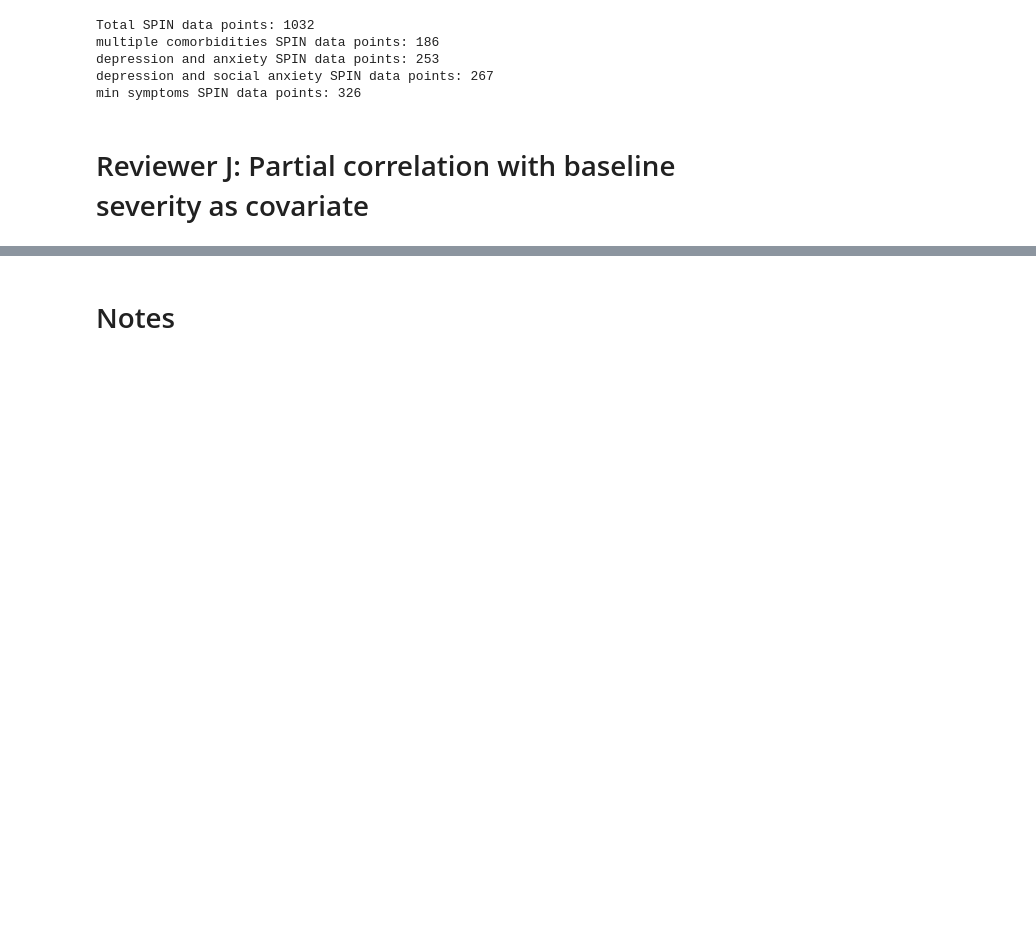
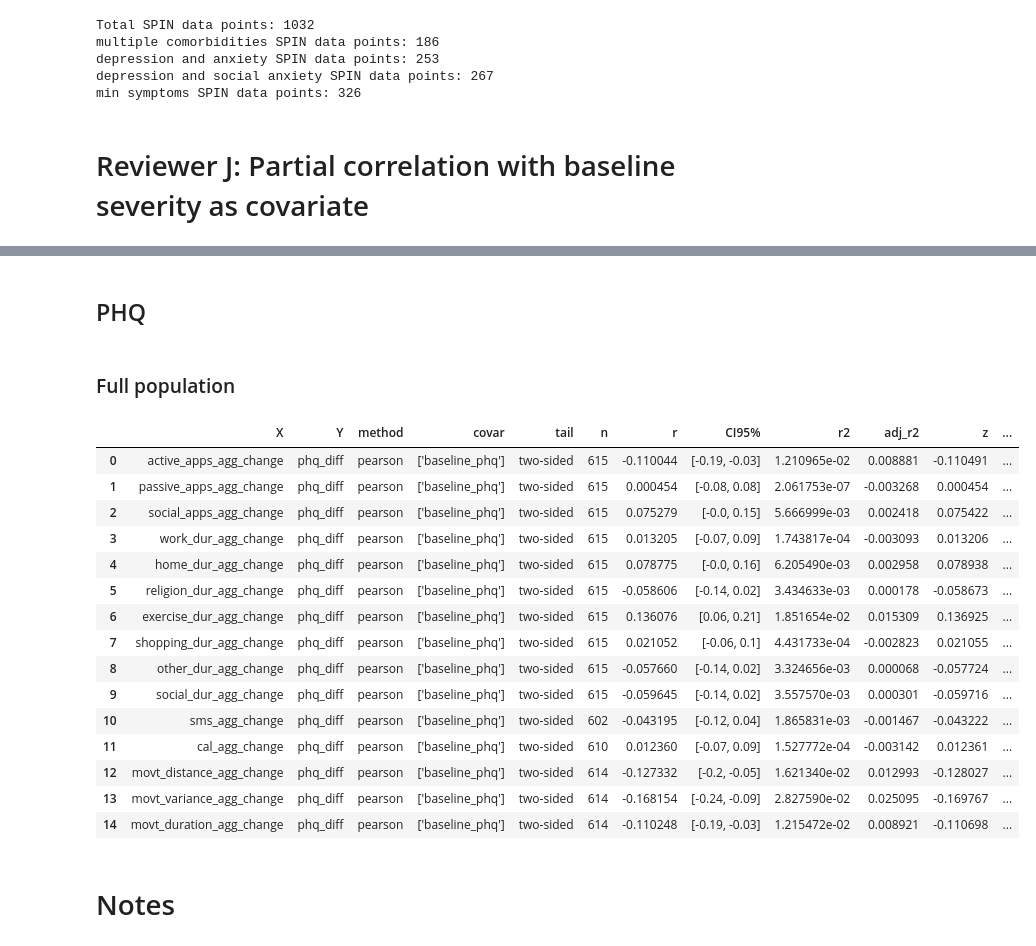
Before and after one commit to tliu526/lifesense, a Jupyter notebook: jmir_notebooks/jmir_review_analysis.ipynb, the cells around one changed output, grey strips where cells are left out. Cells and saved outputs as stored; diff of their text form; code cells hidden in the pictures; blank space fills up the shorter version.

```diff
--- a/jmir_notebooks/jmir_review_analysis.ipynb
+++ b/jmir_notebooks/jmir_review_analysis.ipynb
@@ -2171,3 +2246,26 @@ min symptoms SPIN data points: 326
+# %% [markdown]
+## PHQ
+# %% [markdown]
+### Full population
+# %%
+display_partial_corr(change_phq_corr, agg_cols_change, 'baseline_phq', 'phq_diff')
+# %% [output]
+|  | X | Y | method | covar | tail | n | r | CI95% | r2 | adj_r2 | z | ... |
+| 0 | active_apps_agg_change | phq_diff | pearson | ['baseline_phq'] | two-sided | 615 | -0.110044 | [-0.19, -0.03] | 1.210965e-02 | 0.008881 | -0.110491 | ... |
+| 1 | passive_apps_agg_change | phq_diff | pearson | ['baseline_phq'] | two-sided | 615 | 0.000454 | [-0.08, 0.08] | 2.061753e-07 | -0.003268 | 0.000454 | ... |
+| 2 | social_apps_agg_change | phq_diff | pearson | ['baseline_phq'] | two-sided | 615 | 0.075279 | [-0.0, 0.15] | 5.666999e-03 | 0.002418 | 0.075422 | ... |
+| 3 | work_dur_agg_change | phq_diff | pearson | ['baseline_phq'] | two-sided | 615 | 0.013205 | [-0.07, 0.09] | 1.743817e-04 | -0.003093 | 0.013206 | ... |
+| 4 | home_dur_agg_change | phq_diff | pearson | ['baseline_phq'] | two-sided | 615 | 0.078775 | [-0.0, 0.16] | 6.205490e-03 | 0.002958 | 0.078938 | ... |
+| 5 | religion_dur_agg_change | phq_diff | pearson | ['baseline_phq'] | two-sided | 615 | -0.058606 | [-0.14, 0.02] | 3.434633e-03 | 0.000178 | -0.058673 | ... |
+| 6 | exercise_dur_agg_change | phq_diff | pearson | ['baseline_phq'] | two-sided | 615 | 0.136076 | [0.06, 0.21] | 1.851654e-02 | 0.015309 | 0.136925 | ... |
+| 7 | shopping_dur_agg_change | phq_diff | pearson | ['baseline_phq'] | two-sided | 615 | 0.021052 | [-0.06, 0.1] | 4.431733e-04 | -0.002823 | 0.021055 | ... |
+| 8 | other_dur_agg_change | phq_diff | pearson | ['baseline_phq'] | two-sided | 615 | -0.057660 | [-0.14, 0.02] | 3.324656e-03 | 0.000068 | -0.057724 | ... |
+| 9 | social_dur_agg_change | phq_diff | pearson | ['baseline_phq'] | two-sided | 615 | -0.059645 | [-0.14, 0.02] | 3.557570e-03 | 0.000301 | -0.059716 | ... |
+| 10 | sms_agg_change | phq_diff | pearson | ['baseline_phq'] | two-sided | 602 | -0.043195 | [-0.12, 0.04] | 1.865831e-03 | -0.001467 | -0.043222 | ... |
+| 11 | cal_agg_change | phq_diff | pearson | ['baseline_phq'] | two-sided | 610 | 0.012360 | [-0.07, 0.09] | 1.527772e-04 | -0.003142 | 0.012361 | ... |
+| 12 | movt_distance_agg_change | phq_diff | pearson | ['baseline_phq'] | two-sided | 614 | -0.127332 | [-0.2, -0.05] | 1.621340e-02 | 0.012993 | -0.128027 | ... |
+| 13 | movt_variance_agg_change | phq_diff | pearson | ['baseline_phq'] | two-sided | 614 | -0.168154 | [-0.24, -0.09] | 2.827590e-02 | 0.025095 | -0.169767 | ... |
+| 14 | movt_duration_agg_change | phq_diff | pearson | ['baseline_phq'] | two-sided | 614 | -0.110248 | [-0.19, -0.03] | 1.215472e-02 | 0.008921 | -0.110698 | ... |
 # %% [markdown]
 # Notes
 # %% [markdown]
```
Also changed, not shown: parts of 11 cells of this notebook.
